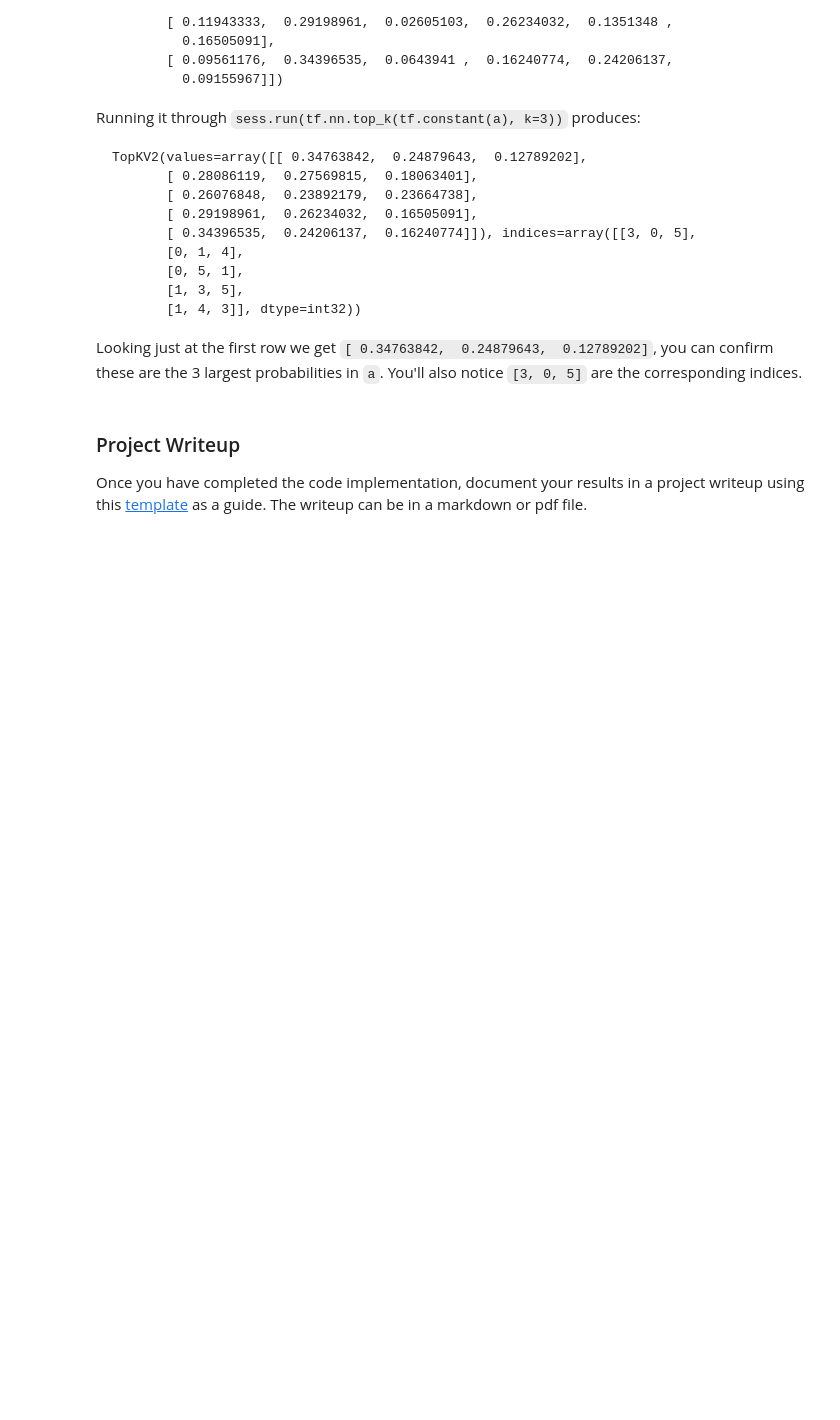
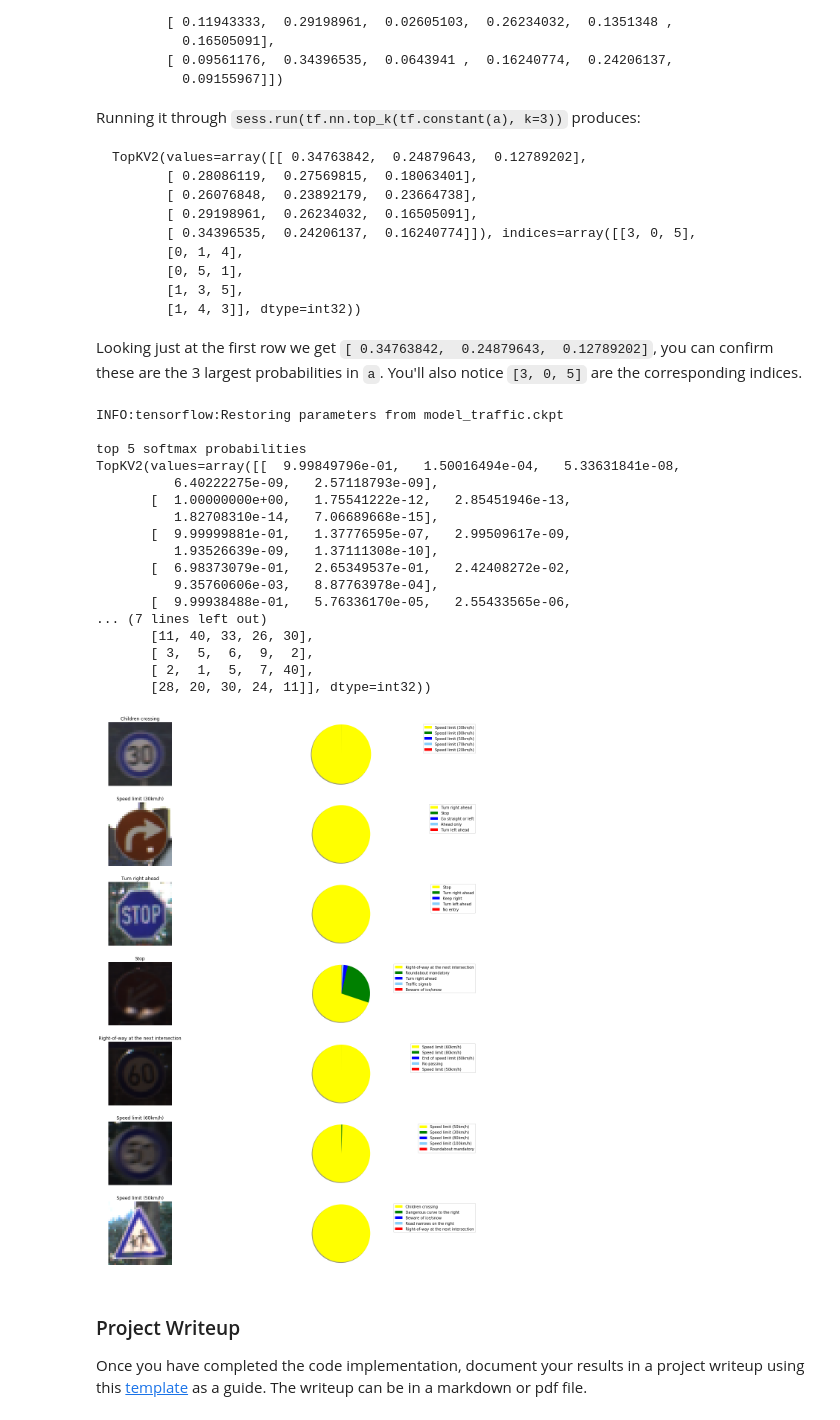
Before and after one commit to AbhishekGurudutt/carnd-Traffic_sign_board_detection, a Jupyter notebook: Traffic_Sign_Classifier.ipynb, the cells around one changed output. Cells and saved outputs as stored; diff of their text form; code cells hidden in the pictures; blank space fills up the shorter version.

```diff
--- a/Traffic_Sign_Classifier.ipynb
+++ b/Traffic_Sign_Classifier.ipynb
@@ -428,3 +481,50 @@ Looking just at the first row we get `[ 0.34763842,  0.24879643,  0.12789202]`,
+# %%
+### Print out the top five softmax probabilities for the predictions on the German traffic sign images found on the web.
+### Feel free to use as many code cells as needed.
+
+with tf.Session() as sess:
+    saver.restore(sess, file)
+    prob_signs = sess.run(tf.nn.softmax(logits), feed_dict={x: test_images_normalize, keep_prob : 1.0})
+    top5_prob_signs = sess.run(tf.nn.top_k(prob_signs, k=5))
+
+print()
+print("top 5 softmax probabilities")
+print(top5_prob_signs)
+
+plt.figure(figsize=(18,21))
+image_length = len(image_list)
+for i in range(image_length):
+    plt.subplot(image_length, 2, 2*i+1)
+    plt.imshow(image_list[i])
+    plt.axis('off')
+    plt.title(classes[signs[i-1]])
+    plt.subplot(image_length, 2, 2*i+2)
+    prob = top5_prob_signs.values[i, :]
+    labels = [classes[val] for val in top5_prob_signs.indices[i, :]]
+    colors = ['yellow', 'green', 'blue', 'lightskyblue', 'red']
+    patches, texts = plt.pie(prob, colors=colors, shadow=True, startangle=90)
+    plt.legend(patches, labels, loc="best")
+    plt.axis('equal')
+    plt.tight_layout()
+# %% [output]
+INFO:tensorflow:Restoring parameters from model_traffic.ckpt
+
+top 5 softmax probabilities
+TopKV2(values=array([[  9.99849796e-01,   1.50016494e-04,   5.33631841e-08,
+          6.40222275e-09,   2.57118793e-09],
+       [  1.00000000e+00,   1.75541222e-12,   2.85451946e-13,
+          1.82708310e-14,   7.06689668e-15],
+       [  9.99999881e-01,   1.37776595e-07,   2.99509617e-09,
+          1.93526639e-09,   1.37111308e-10],
+       [  6.98373079e-01,   2.65349537e-01,   2.42408272e-02,
+          9.35760606e-03,   8.87763978e-04],
+       [  9.99938488e-01,   5.76336170e-05,   2.55433565e-06,
+... (7 lines left out)
+       [11, 40, 33, 26, 30],
+       [ 3,  5,  6,  9,  2],
+       [ 2,  1,  5,  7, 40],
+       [28, 20, 30, 24, 11]], dtype=int32))
+[figure, added]
 # %% [markdown]
 ### Project Writeup
 
```
Also changed, not shown: parts of 7 cells of this notebook, 8 other files.
